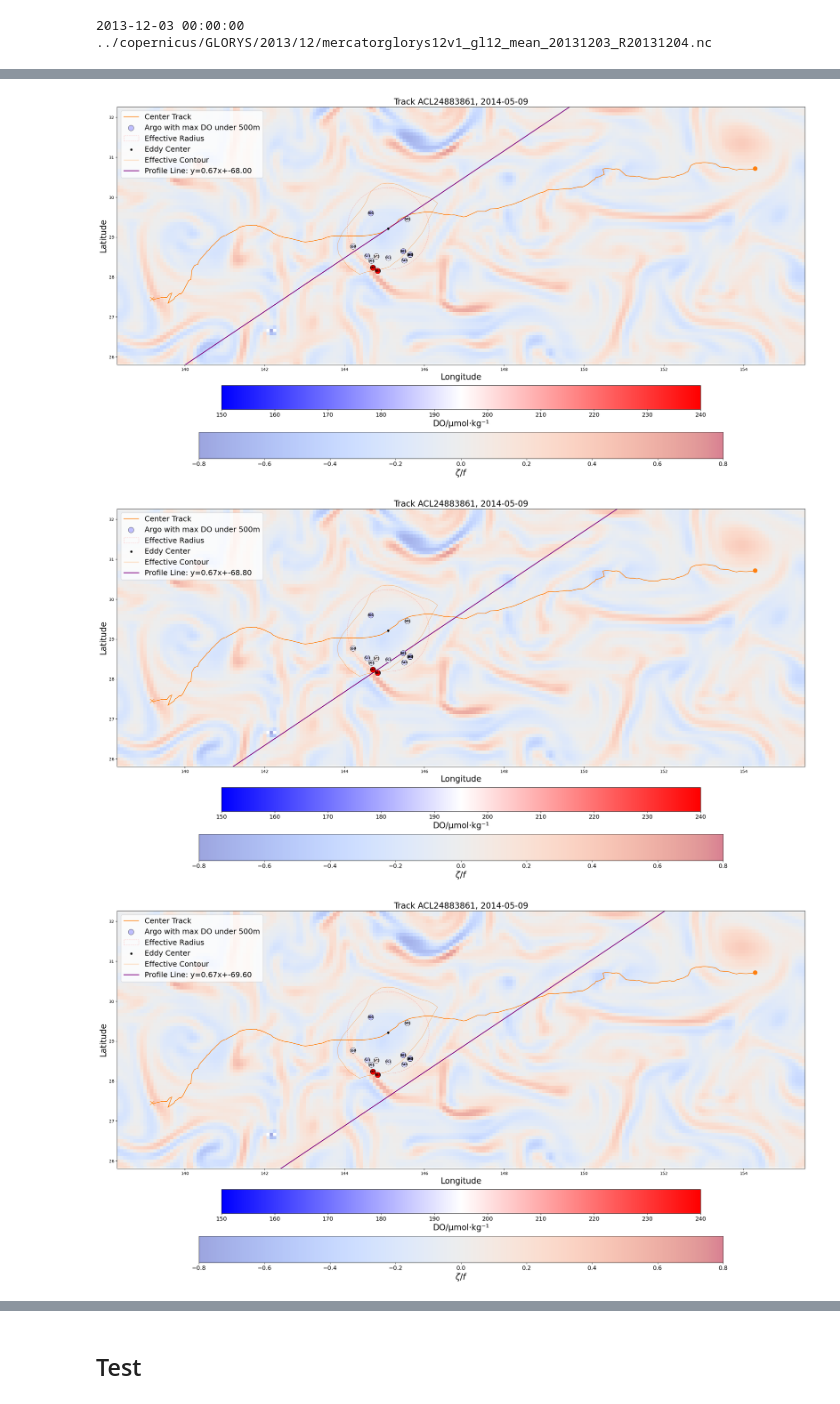
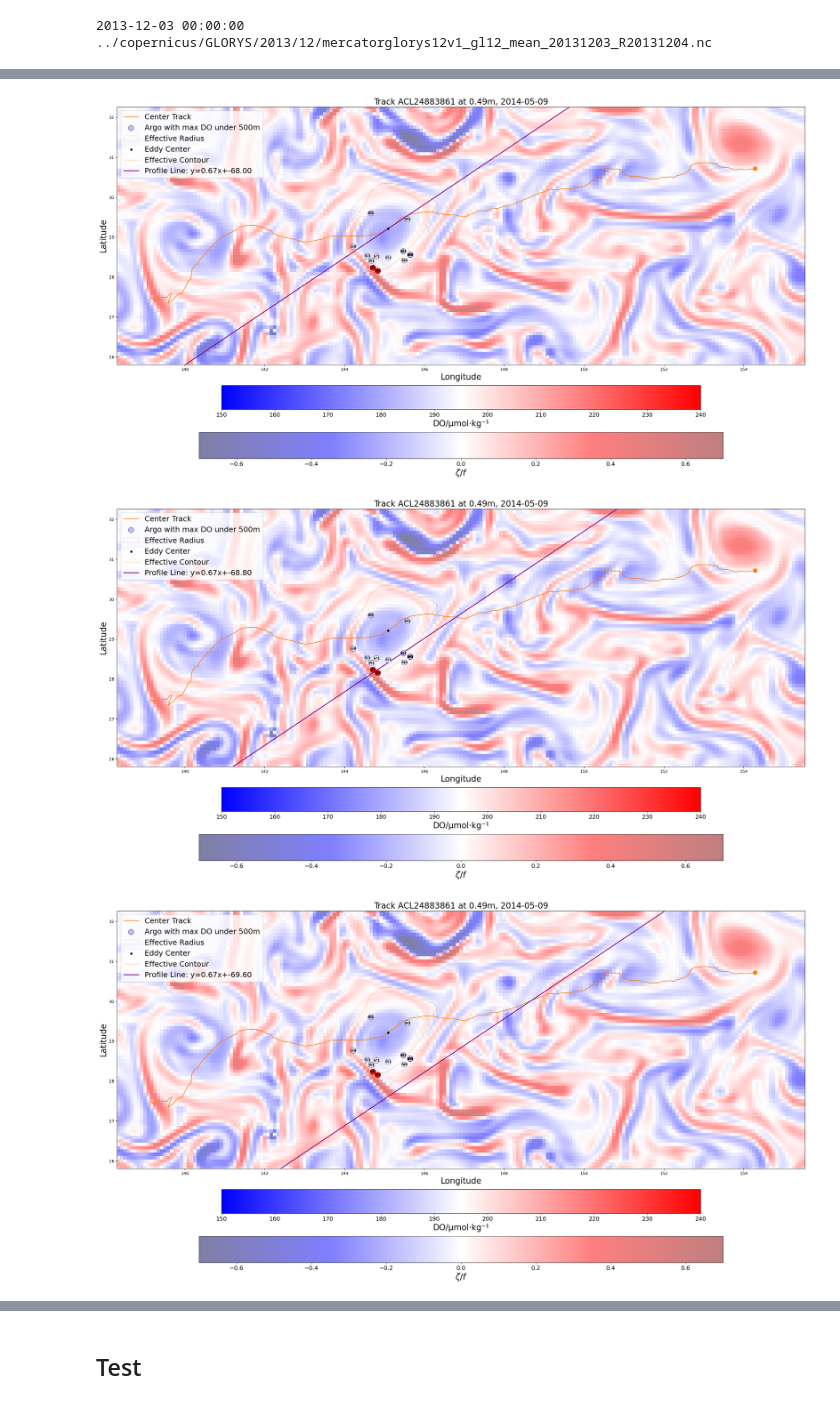
Before and after one commit to jjijack/Oxygen, a Jupyter notebook: GLORYS.ipynb, the cells around one changed output, grey strips where cells are left out. Cells and saved outputs as stored; diff of their text form; code cells hidden in the pictures.

```diff
--- a/GLORYS.ipynb
+++ b/GLORYS.ipynb
@@ -393,12 +408,12 @@ vo northward_sea_water_velocity
 # %%
 for needed_idx in track.get_idx(acl, 24883861, '2014-05-09', '2014-05-09'):
-    track.plot_track_area_surface_glorys(acl, 24883861, needed_idx, show_fig=True, deep_argo=True, k=0.67, b=-68)
-    track.plot_track_area_surface_glorys(acl, 24883861, needed_idx, show_fig=True, deep_argo=True, k=0.67, b=-68.8)
-    track.plot_track_area_surface_glorys(acl, 24883861, needed_idx, show_fig=True, deep_argo=True, k=0.67, b=-69.6)
+    track.plot_track_area_horizontal_glorys(acl, 24883861, needed_idx, show_fig=True, deep_argo=True, k=0.67, b=-68)
+    track.plot_track_area_horizontal_glorys(acl, 24883861, needed_idx, show_fig=True, deep_argo=True, k=0.67, b=-68.8)
+    track.plot_track_area_horizontal_glorys(acl, 24883861, needed_idx, show_fig=True, deep_argo=True, k=0.67, b=-69.6)
 # %% [output]
-[figure, old version]
+[figure, new version]
-[figure, old version]
+[figure, new version]
-[figure, old version]
+[figure, new version]
 # %%
 for needed_idx in track.get_idx(acl, 24883861, '2014-05-09', '2014-05-09'):
     track.plot_vertical_glorys(acl, 24883861, needed_idx,k=0.67, b=-68, show_fig=True, xmin=-400,xmax=400,ymin=0,ymax=1000)
```
Also changed, not shown: parts of 5 cells of this notebook, 1 other file.
